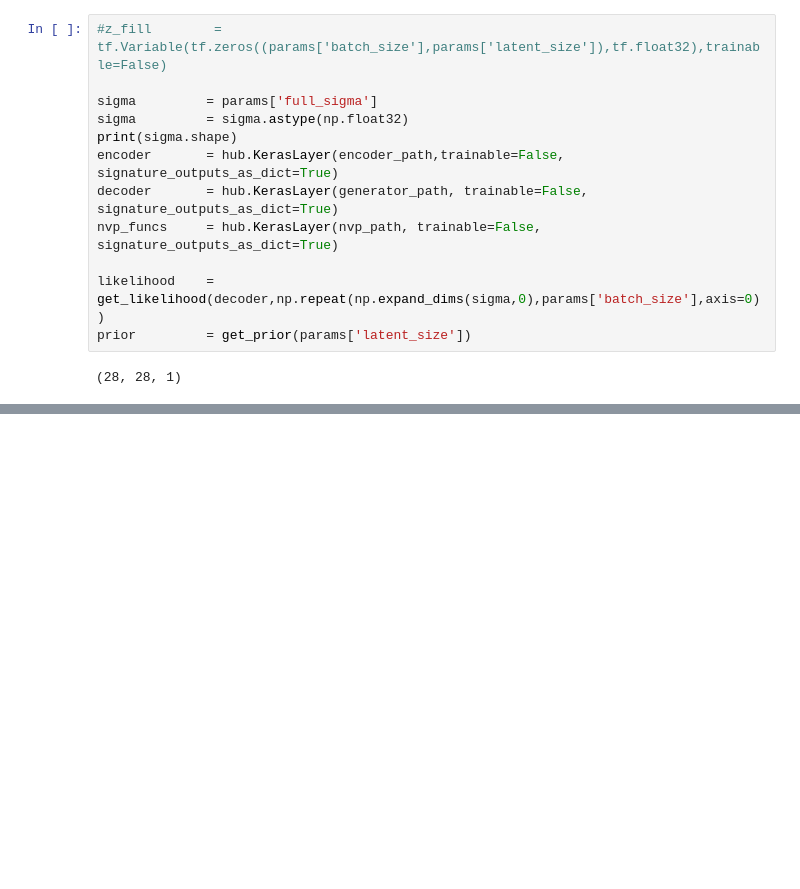
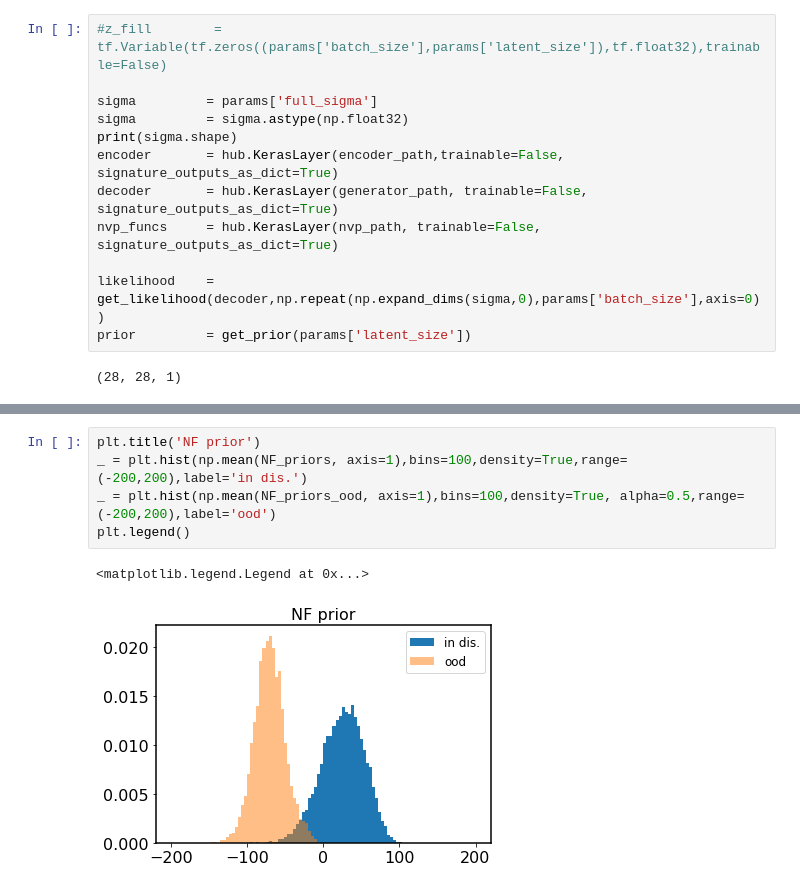
Before and after one commit to VMBoehm/PAE, a Jupyter notebook: notebooks/tf2/logp_eval_FMNIST.ipynb, the cells around one changed output, grey strips where cells are left out. Cells and saved outputs as stored; diff of their text form; blank space fills up the shorter version.

```diff
--- a/notebooks/tf2/logp_eval_FMNIST.ipynb
+++ b/notebooks/tf2/logp_eval_FMNIST.ipynb
@@ -153,0 +254,8 @@ posteriors
+# %%
+plt.title('NF prior')
+_ = plt.hist(np.mean(NF_priors, axis=1),bins=100,density=True,range=(-200,200),label='in dis.')
+_ = plt.hist(np.mean(NF_priors_ood, axis=1),bins=100,density=True, alpha=0.5,range=(-200,200),label='ood')
+plt.legend()
+# %% [output]
+<matplotlib.legend.Legend at 0x...>
+[figure, added]
```
Also changed, not shown: parts of 16 cells of this notebook.
